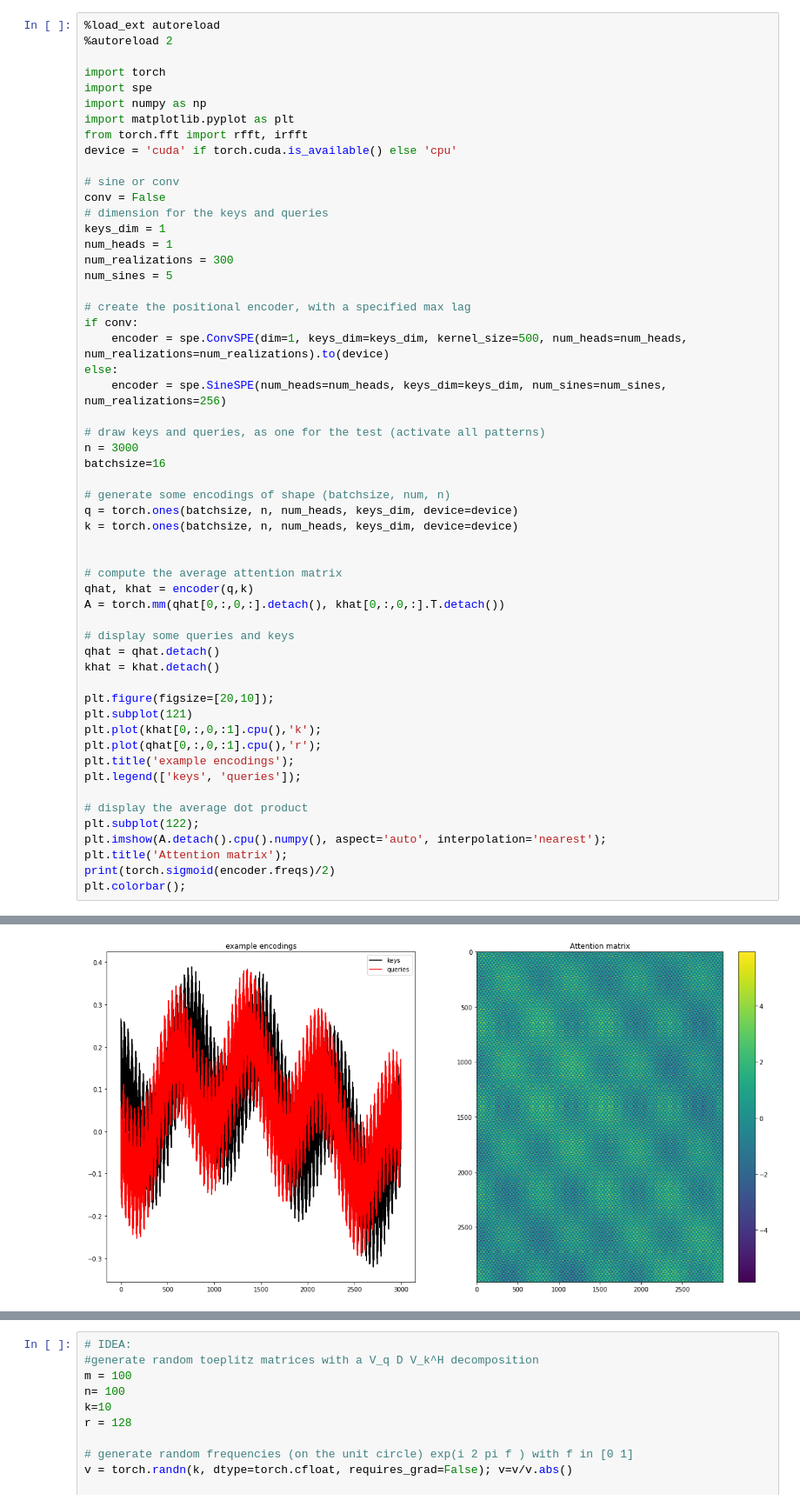
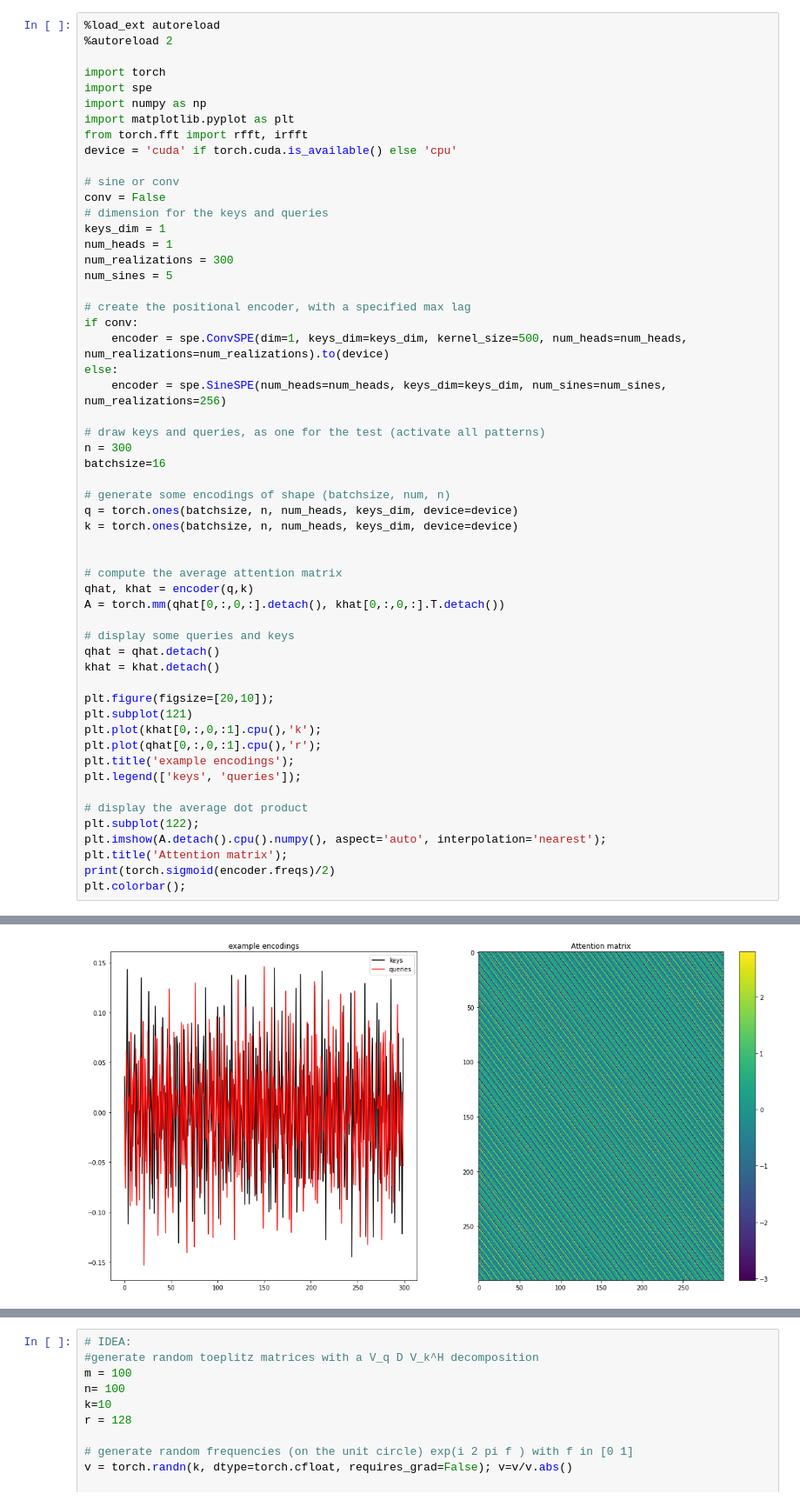
Before and after one commit to aliutkus/spe, a Jupyter notebook: dev/examples/test_spe.ipynb, the cells around one changed output, grey strips where cells are left out. Shown at 87% size. Drawn from its saved outputs; the diff is of its cells as text.

```diff
--- a/dev/examples/test_spe.ipynb
+++ b/dev/examples/test_spe.ipynb
@@ -24,7 +24,7 @@ else:
     encoder = spe.SineSPE(num_heads=num_heads, keys_dim=keys_dim, num_sines=num_sines, num_realizations=256)
 
 # draw keys and queries, as one for the test (activate all patterns)
-n = 3000
+n = 300
 batchsize=16
 
 # generate some encodings of shape (batchsize, num, n)
@@ -60 +60 @@ tensor([[[0.2009, 0.0778, 0.2631, 0.1881, 0.2255]]], grad_fn=<DivBackward0>)
-[figure, old version]
+[figure, new version]
```
Also changed, not shown: parts of 5 cells of this notebook, 1 other file.
